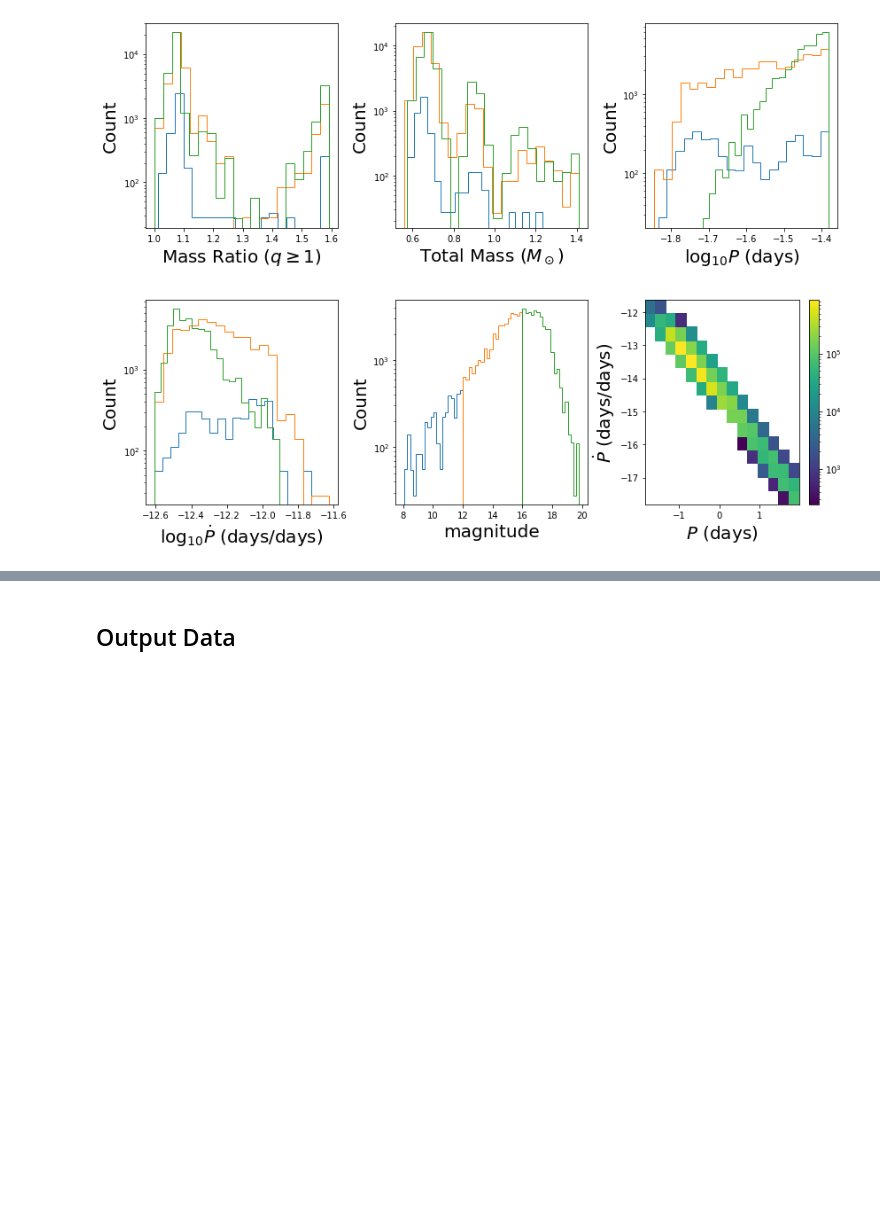
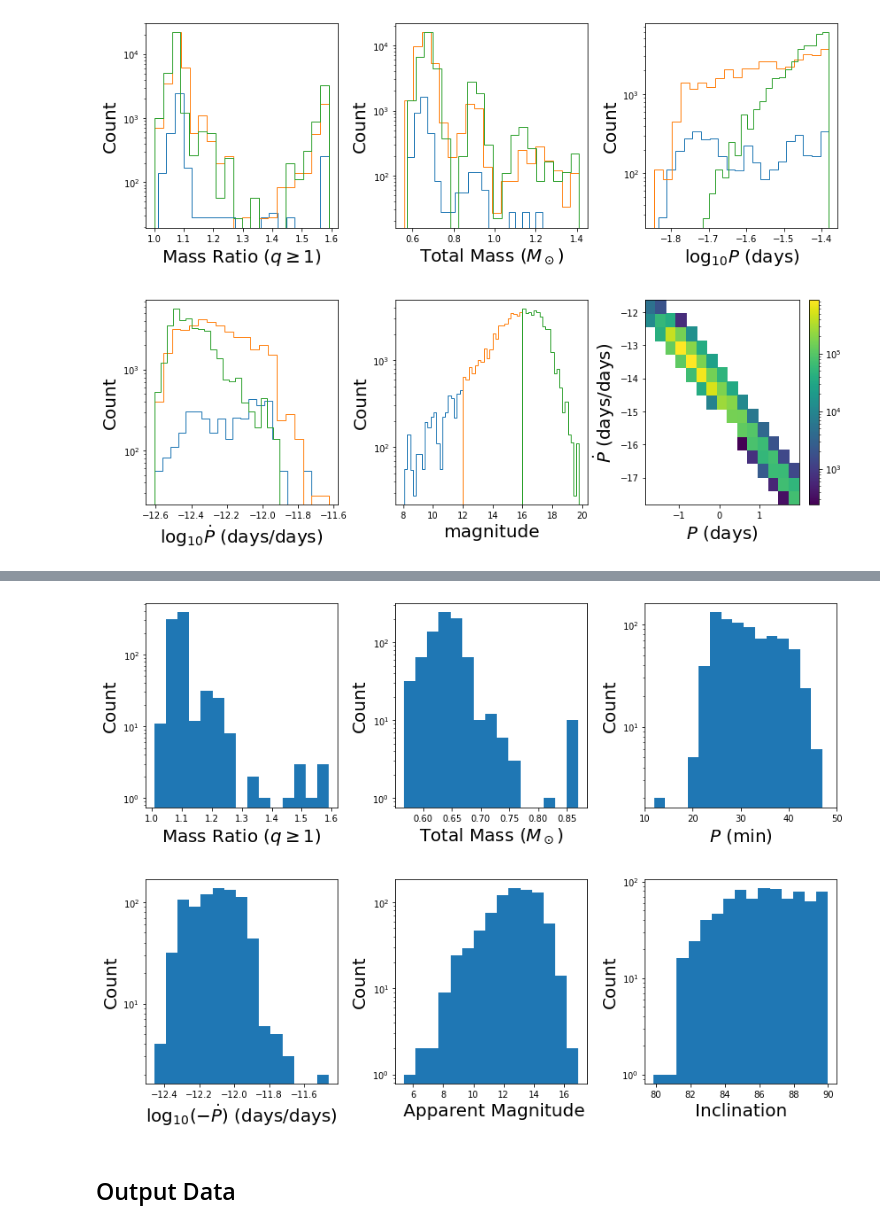
Before and after one commit to mikekatz04/gce, a Jupyter notebook: paper/paper_plots.ipynb, the cells around one changed output, grey strips where cells are left out. Saved outputs shown, nothing was run; the diff lists cells and outputs as text; code cells hidden in the pictures; blank space fills up the shorter version.

```diff
--- a/paper/paper_plots.ipynb
+++ b/paper/paper_plots.ipynb
@@ -272,3 +578,21 @@ fig.savefig('paper/figures/population_parameters.pdf')
 35841
 35841
 [figure]
+# %%
+plt.close()
+
+fp = '../input/light_curves_more_7day_cadence.pickle'
+
+with open(fp, 'rb') as f:
+    check = pickle.load(f)
+
+params = {}
+
+for i, ch in enumerate(check):
+    params_temp = check[ch].get('params')
+    if i == 0:
+        params = {key: [value] for key, value in params_temp.items()}
+
+    else:
+        for key, value in params_temp.items():
+            params[key].append(value)
@@ -275,3 +603,62 @@ fig.savefig('paper/figures/population_parameters.pdf')
+# %%
+plt.close()
+
+fp = '../input/light_curves_more_7day_cadence.pickle'
+
+with open(fp, 'rb') as f:
+    check = pickle.load(f)
+
+params = {}
+
+for i, ch in enumerate(check):
+    params_temp = check[ch].get('params')
+    if i == 0:
+        params = {key: [value] for key, value in params_temp.items()}
+
+    else:
+        for key, value in params_temp.items():
+            params[key].append(value)
+
+params = {key: np.asarray(value) for key, value in params.items()}
+show_keys = ['q', 'm_tot', 'period', 'Pdot', 'mag', 'incl']
+labels = [r'Mass Ratio ($q\geq1$)', r'Total Mass ($M_\odot$)', r'$P$ (min)', r'log$_{10}(-\dot{P})$ (days/days)', ' Apparent Magnitude', 'Inclination'] # check parsec
+fig, ax = plt.subplots(2,3)
+plt.subplots_adjust(hspace=0.35, wspace=0.3, right=0.9)
+ax = ax.ravel()
+fig.set_size_inches(14,10)
+
+label_fontsize = 20
+
+breaks = [10, 12]
+for i in range(len(breaks) - 1):
+    up = breaks[i+1]
+    down = breaks[i]
+
+    #inds = (np.log10(params['period']) > down) & (np.log10(params['period']) < up)
+
+    inds = (params['period']<1/24.0) & (params['mag'] > down) & (params['mag'] < up)
+
+    inds = np.arange(len(params['period']))
+    for axis, key, label in zip(ax, show_keys, labels):
+        input_val = params[key][inds]*24*60 if key == 'period' else params[key][inds]
+        if key == 'Pdot':
+            input_val = np.log10(-params[key][inds])
+
+        axis.hist(input_val, bins=15, log=True)#, histtype='step')
+        axis.set_xlabel(label, fontsize=label_fontsize)
+
+for axis in ax:
+    axis.set_ylabel('Count', fontsize=label_fontsize)
+
+#h = ax[-1].hist2d(np.log10(params['period']), np.log10(-params['Pdot']), bins=15, norm=LogNorm())
+#fig.colorbar(h[3])
+#ax[-1].set_ylabel(r'$\dot{P}$ (days/days)', fontsize=label_fontsize)
+#ax[-1].set_xlabel(r'$P$ (days)', fontsize=label_fontsize)
+
+ax[2].set_xticks([10, 20, 30, 40, 50])
+fig.savefig('figures/population_parameters_cosmic.pdf')
+# %% [output]
+[figure, added]
 # %% [markdown]
 ## Output Data
 # %%
```
Also changed, not shown: parts of 27 cells of this notebook, 8 other files.
